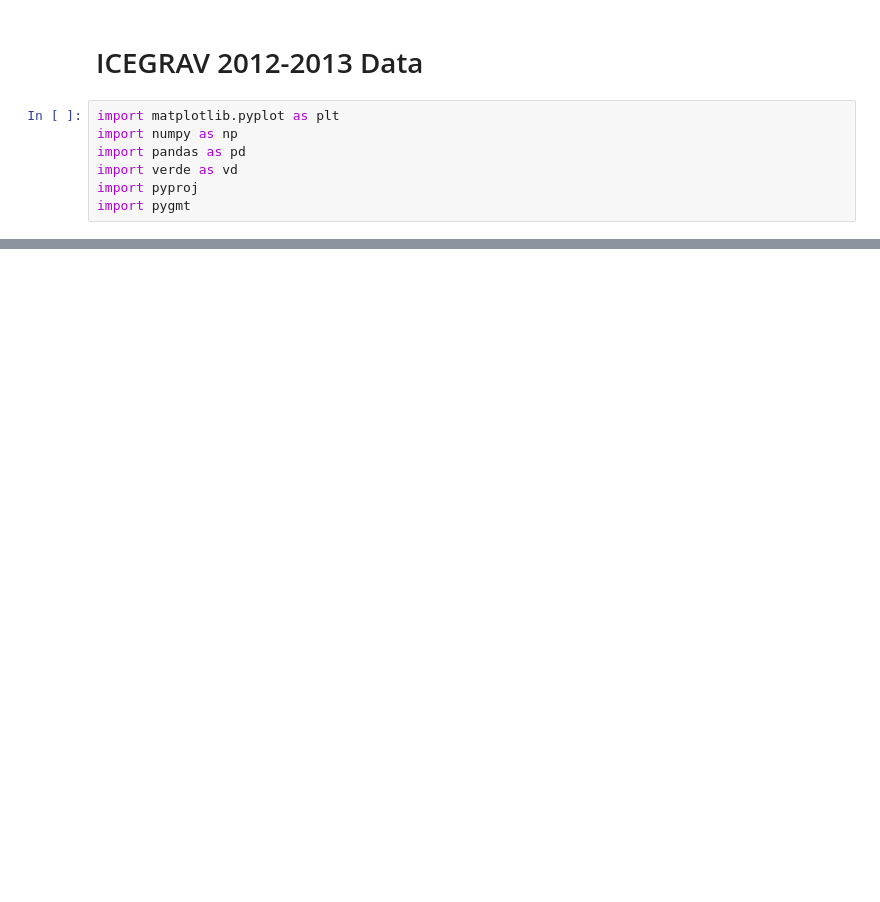
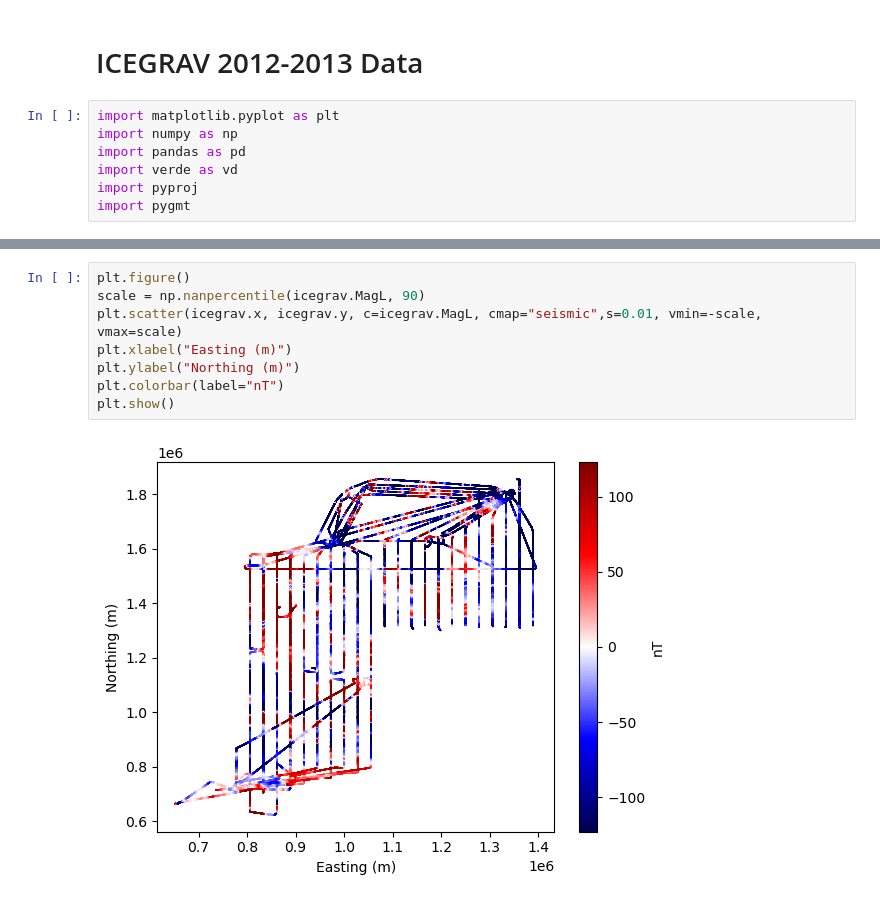
Before and after one commit to compgeolab/eqs-magnetic-dual-layer, a Jupyter notebook: code/ICEGRAV_201213.ipynb, the cells around one changed output, grey strips where cells are left out. Saved outputs shown, nothing was run; the diff lists cells and outputs as text; blank space fills up the shorter version.

```diff
--- a/code/ICEGRAV_201213.ipynb
+++ b/code/ICEGRAV_201213.ipynb
@@ -59,0 +130,10 @@ type: '<=' not supported between instances of 'str' and 'float'
+# %%
+plt.figure()
+scale = np.nanpercentile(icegrav.MagL, 90)
+plt.scatter(icegrav.x, icegrav.y, c=icegrav.MagL, cmap="seismic",s=0.01, vmin=-scale, vmax=scale)
+plt.xlabel("Easting (m)")
+plt.ylabel("Northing (m)")
+plt.colorbar(label="nT")
+plt.show()
+# %% [output]
+[figure, added]
```
Also changed, not shown: parts of 11 cells of this notebook.
